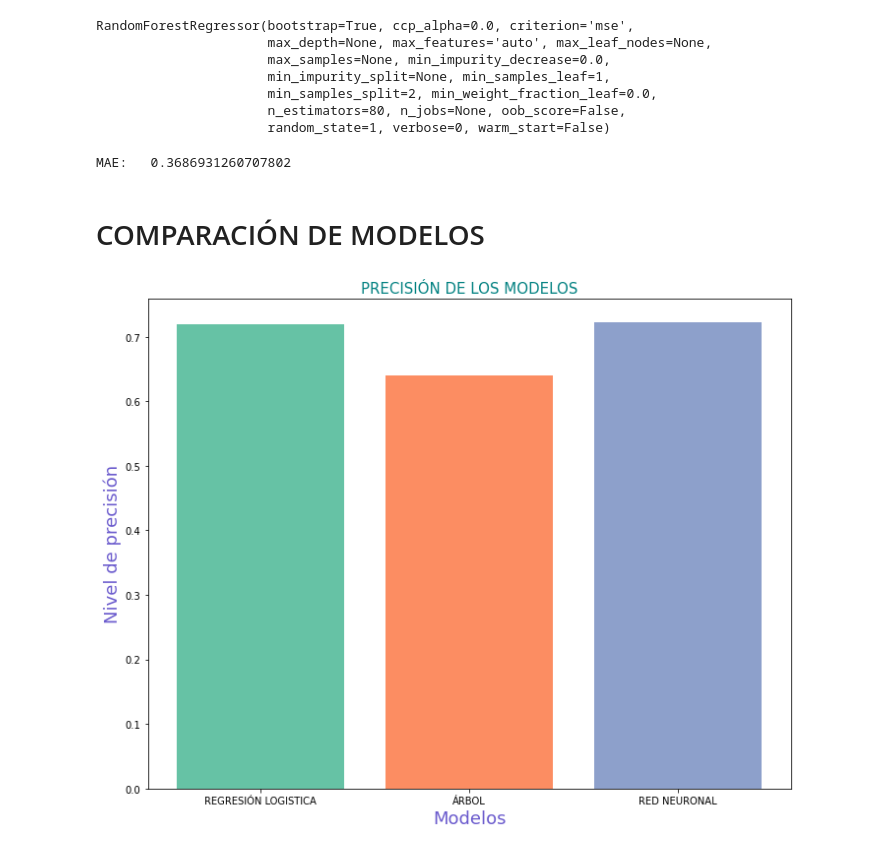
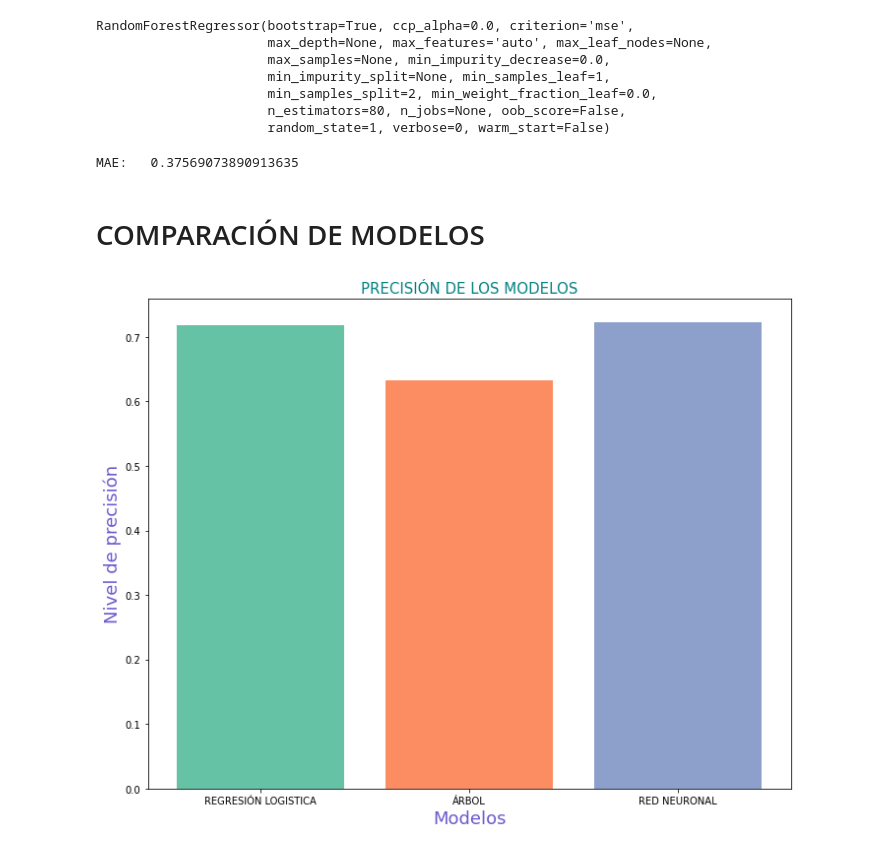
Before and after one commit to angyf/Proyecto_Final, a Jupyter notebook: modelos_finales.ipynb, the cells around one changed output. Cells and saved outputs as stored; diff of their text form; code cells hidden in the pictures.

```diff
--- a/modelos_finales.ipynb
+++ b/modelos_finales.ipynb
@@ -69,7 +69,7 @@ def calcularEspecificidad(TP, TN, FP, FN):
 # %%
 #Cargamos nuestro dataset
 
-url='https://drive.google.com/file/d/1aYkDD_1Sp3rIQmcOJUAPFvJfGAIMokb-/view?usp=sharing'
+url='https://drive.google.com/file/d/1lLgbJDE7Ybb4x_4WpVcmdwxdvVJv_9A7/view?usp=sharing'
 path = 'https://drive.google.com/uc?export=download&id='+url.split('/')[-2]
 df = pd.read_csv(path,index_col=0)
 
@@ -497,42 +508,42 @@ preds= bosque.predict(X_valid)
 score= mean_absolute_error(y_valid,preds)
 print("MAE:  ",score,"\n\n")
 # %% [output]
-MAE:   0.3686931260707802
+MAE:   0.37569073890913635
 # %% [markdown]
 # COMPARACIÓN DE MODELOS
 # %%
 #COMPARAMOS LA PRECISION DE NUESTROS MODELOS A TRAVÉS DE UN GRÁFICO
 
 # Creamos la lista de los modelos
 models = [reg,arbol]
 
 # inicia variables vacía para el loop
 train_accuracy = []
 test_accuracy = []
 
 # Genera el calulo de tu medida a elegir
 
 for i in models:
-
+    y_pred_test = i.predict(X_valid)
     accuracy_test = accuracy_score(y_valid,y_pred_test)
     test_accuracy.append(accuracy_test)
 
 # Debido a que la predicción de la red se realiza con ayuda de la función predict_classes
 # se agrega la precisión de manera individual
 
 test_accuracy.append(acc_red/100)
 
 # Grafica el accuracy
 colors=sns.color_palette("Set2",3)
 plt.figure(figsize=(10,8))
 plt.bar([ 'REGRESIÓN LOGISTICA', 'ÁRBOL','RED NEURONAL'], test_accuracy,color=colors)
 plt.title('PRECISIÓN DE LOS MODELOS', fontsize=15, color='teal')
 plt.xlabel('Modelos', fontsize=18, color='slateblue')
 plt.ylabel('Nivel de precisión', fontsize=18, color='slateblue')
 plt.tight_layout()
 plt.show()
 # %% [output]
-[figure, old version]
+[figure, new version]
 # %%
 #COMPARAMOS LA SENSIBILIDAD DE NUESTROS MODELOS A TRAVÉS DE UN GRÁFICO
 
```
Also changed, not shown: parts of 12 cells of this notebook.
